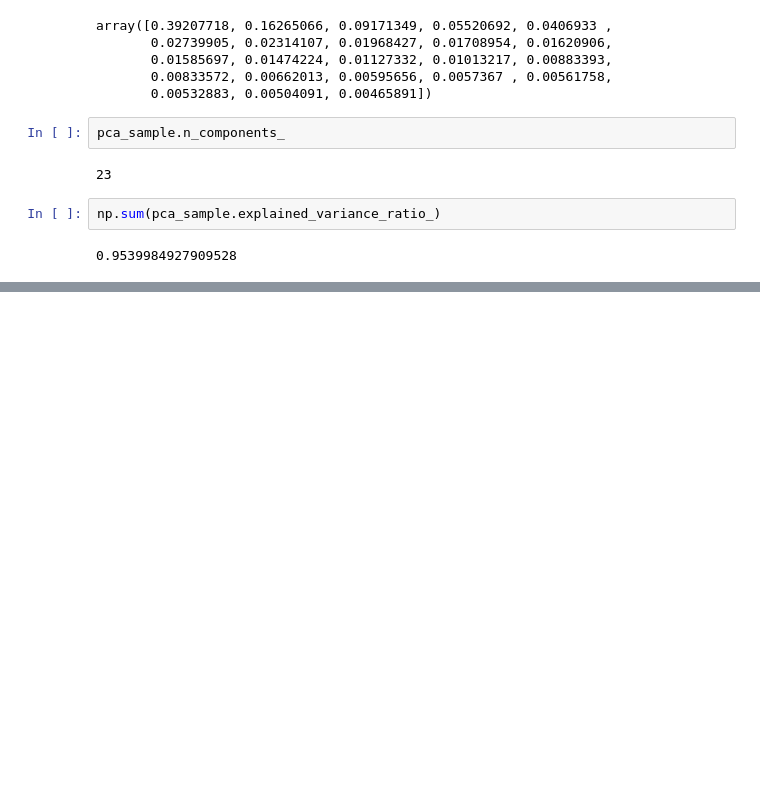
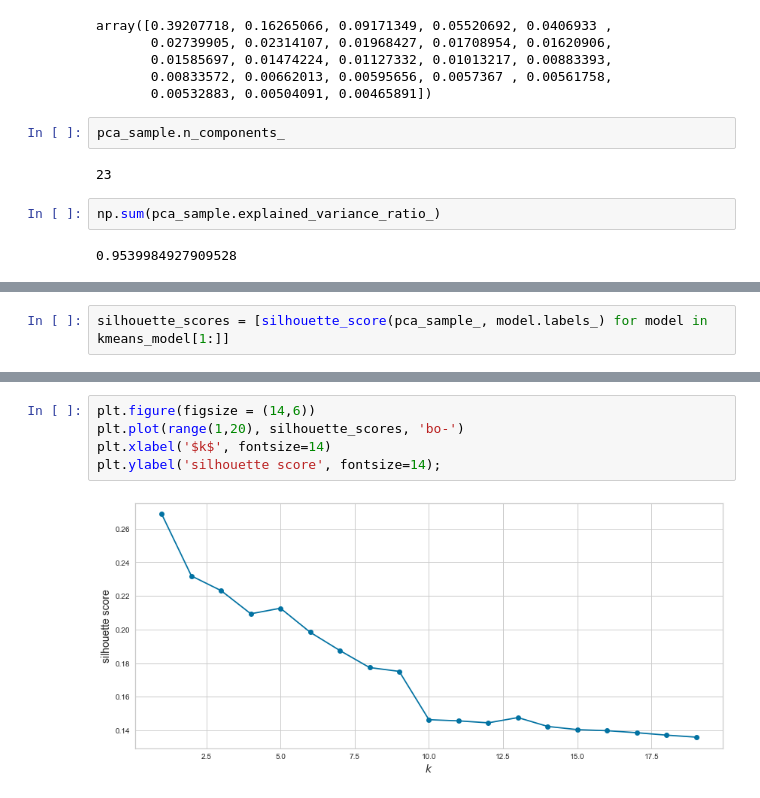
Before and after one commit to drexhepi/player_similarity, a Jupyter notebook: data_n_models.ipynb, the cells around one changed output, grey strips where cells are left out. Saved outputs shown, nothing was run; the diff lists cells and outputs as text; blank space fills up the shorter version.

```diff
--- a/data_n_models.ipynb
+++ b/data_n_models.ipynb
@@ -651,0 +734,2 @@ np.sum(pca_sample.explained_variance_ratio_)
+# %%
+silhouette_scores = [silhouette_score(pca_sample_, model.labels_) for model in kmeans_model[1:]]
@@ -651,0 +758,7 @@ np.sum(pca_sample.explained_variance_ratio_)
+# %%
+plt.figure(figsize = (14,6))
+plt.plot(range(1,20), silhouette_scores, 'bo-')
+plt.xlabel('$k$', fontsize=14)
+plt.ylabel('silhouette score', fontsize=14);
+# %% [output]
+[figure, added]
```
Also changed, not shown: parts of 11 cells of this notebook.
